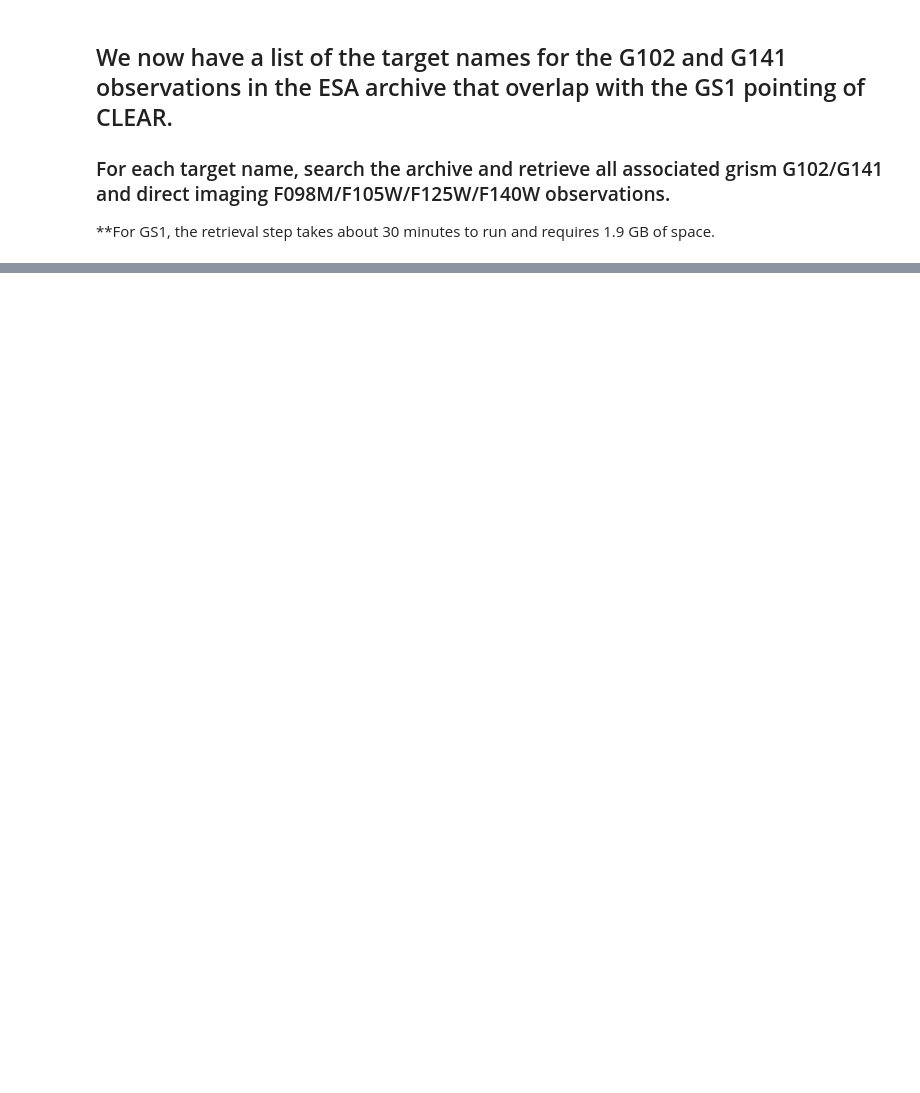
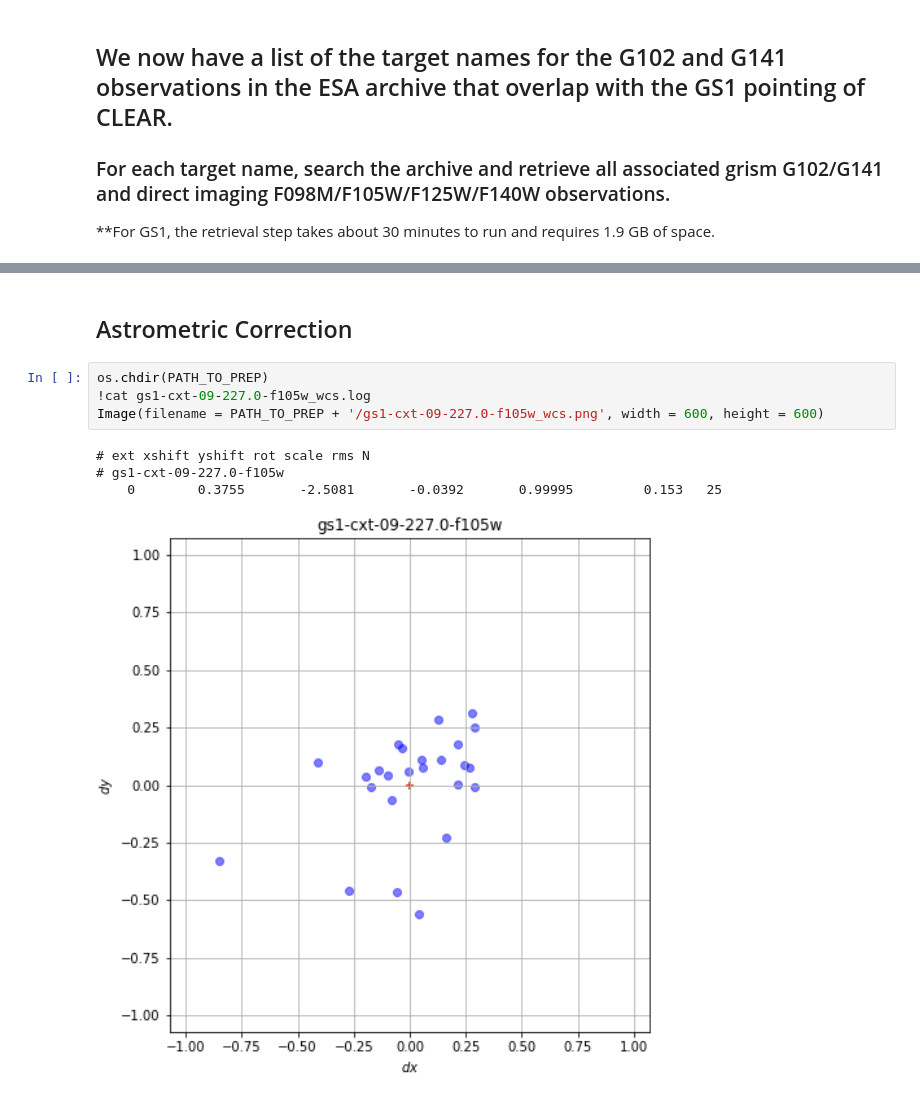
Before and after one commit to ivastar/clear, a Jupyter notebook: notebooks/grizli/grizli_retrieve_and_prep.ipynb, the cells around one changed output, grey strips where cells are left out. Cells and saved outputs as stored; diff of their text form; blank space fills up the shorter version.

```diff
--- a/notebooks/grizli/grizli_retrieve_and_prep.ipynb
+++ b/notebooks/grizli/grizli_retrieve_and_prep.ipynb
@@ -143,0 +207,11 @@ if True:
+# %% [markdown]
+## Astrometric Correction
+# %%
+os.chdir(PATH_TO_PREP)
+!cat gs1-cxt-09-227.0-f105w_wcs.log
+Image(filename = PATH_TO_PREP + '/gs1-cxt-09-227.0-f105w_wcs.png', width = 600, height = 600)
+# %% [output]
+# ext xshift yshift rot scale rms N
+# gs1-cxt-09-227.0-f105w
+    0        0.3755       -2.5081       -0.0392       0.99995         0.153   25
+[figure, added]
```
Also changed, not shown: parts of 8 cells of this notebook.
